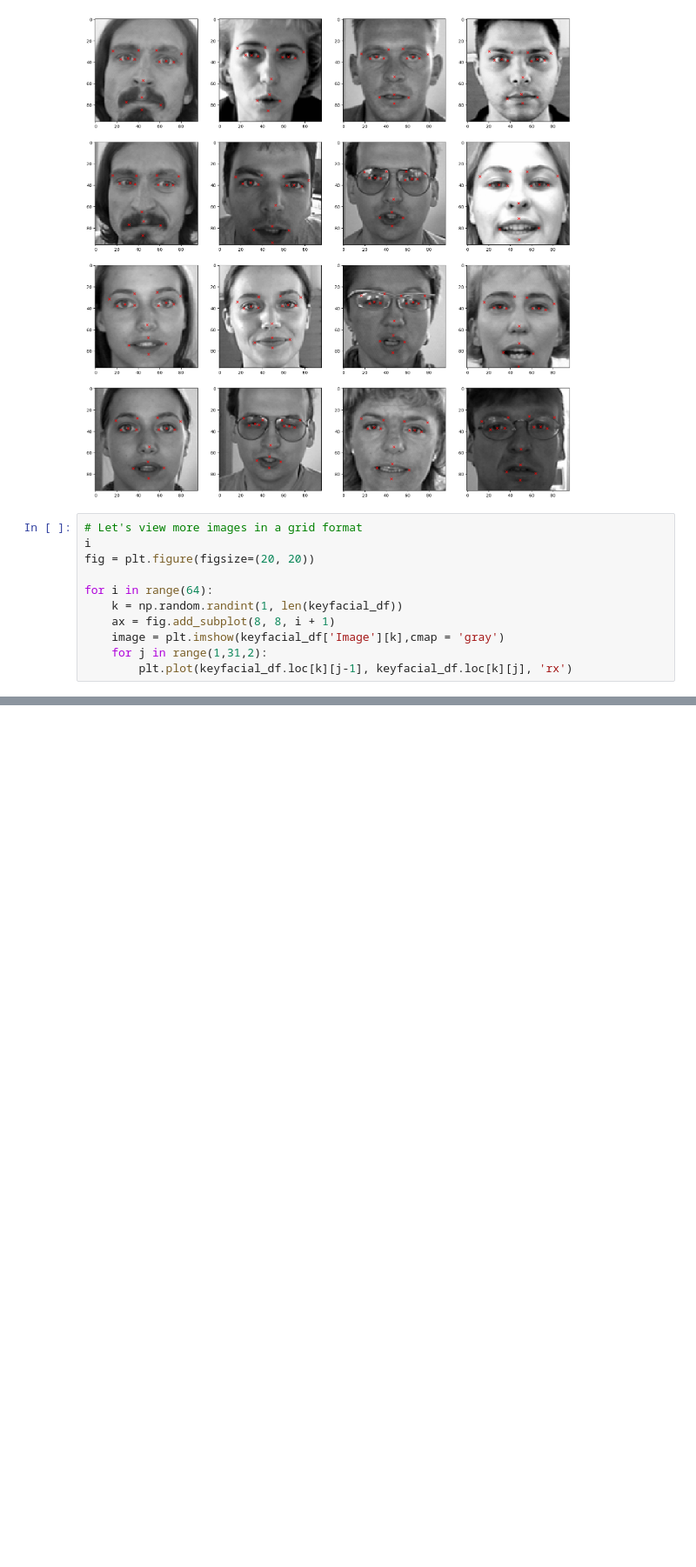
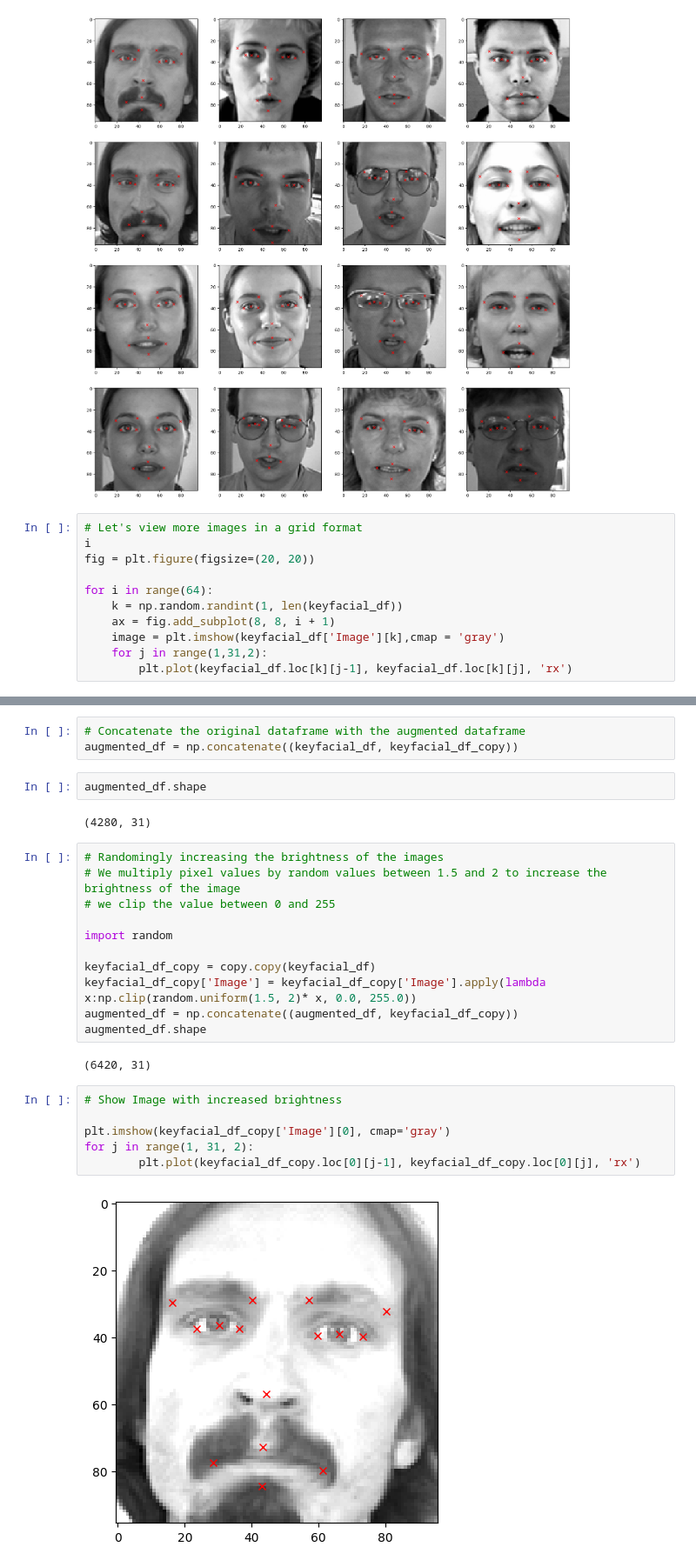
Before and after one commit to mangeshthecoder/Emotion_AI, a Jupyter notebook: notebook/code.ipynb, the cells around one changed output, grey strips where cells are left out. Shown: that part at 87% size. Cells and saved outputs as stored; diff of their text form; blank space fills up the shorter version.

```diff
--- a/notebook/code.ipynb
+++ b/notebook/code.ipynb
@@ -149,0 +198,28 @@ for i in range(64):
+# %%
+# Concatenate the original dataframe with the augmented dataframe
+augmented_df = np.concatenate((keyfacial_df, keyfacial_df_copy))
+# %%
+augmented_df.shape
+# %% [output]
+(4280, 31)
+# %%
+# Randomingly increasing the brightness of the images
+# We multiply pixel values by random values between 1.5 and 2 to increase the brightness of the image
+# we clip the value between 0 and 255
+
+import random
+
+keyfacial_df_copy = copy.copy(keyfacial_df)
+keyfacial_df_copy['Image'] = keyfacial_df_copy['Image'].apply(lambda x:np.clip(random.uniform(1.5, 2)* x, 0.0, 255.0))
+augmented_df = np.concatenate((augmented_df, keyfacial_df_copy))
+augmented_df.shape
+# %% [output]
+(6420, 31)
+# %%
+# Show Image with increased brightness
+
+plt.imshow(keyfacial_df_copy['Image'][0], cmap='gray')
+for j in range(1, 31, 2):
+        plt.plot(keyfacial_df_copy.loc[0][j-1], keyfacial_df_copy.loc[0][j], 'rx')
+# %% [output]
+[figure, added]
```
Also changed, not shown: parts of 8 cells of this notebook.
